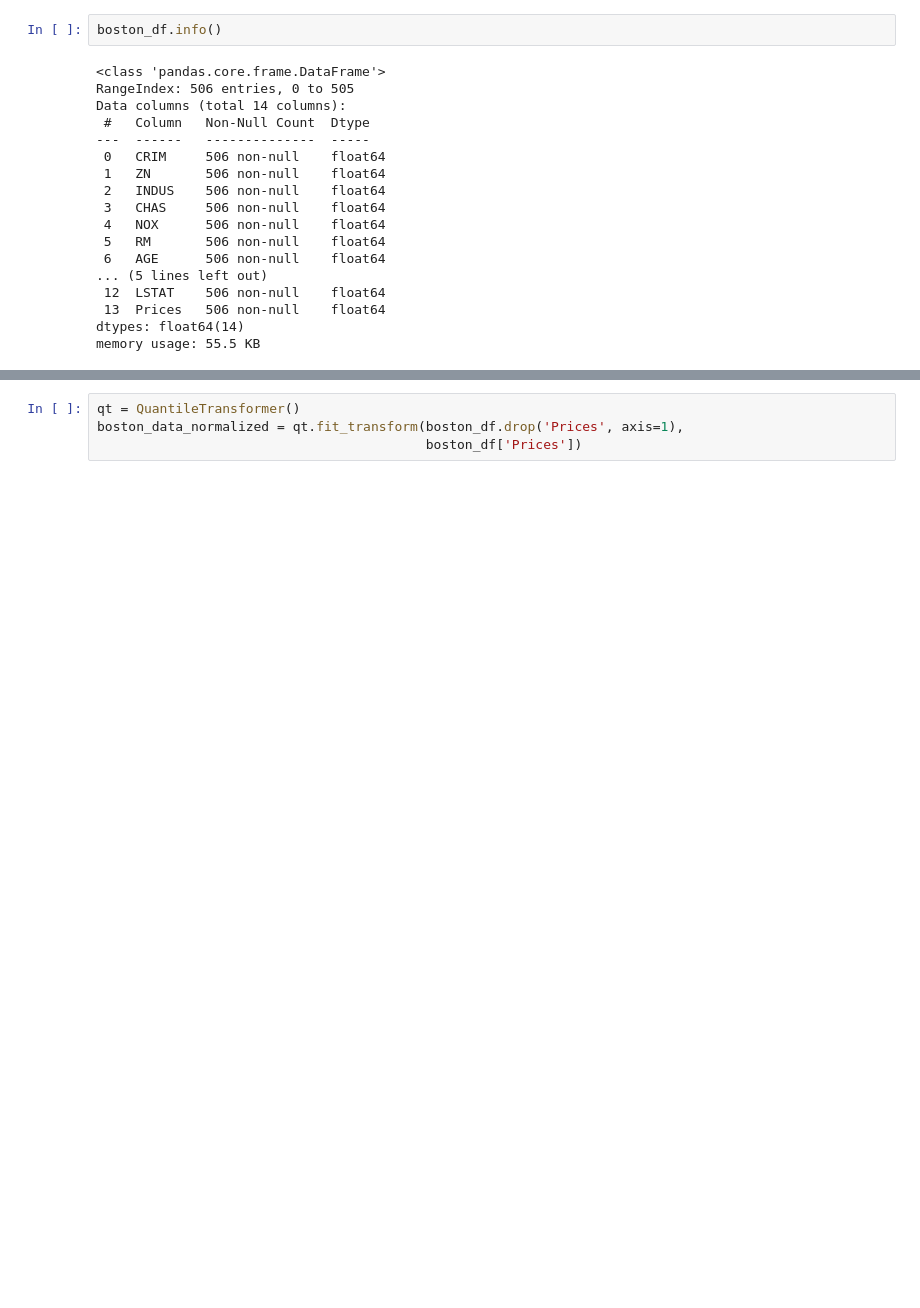
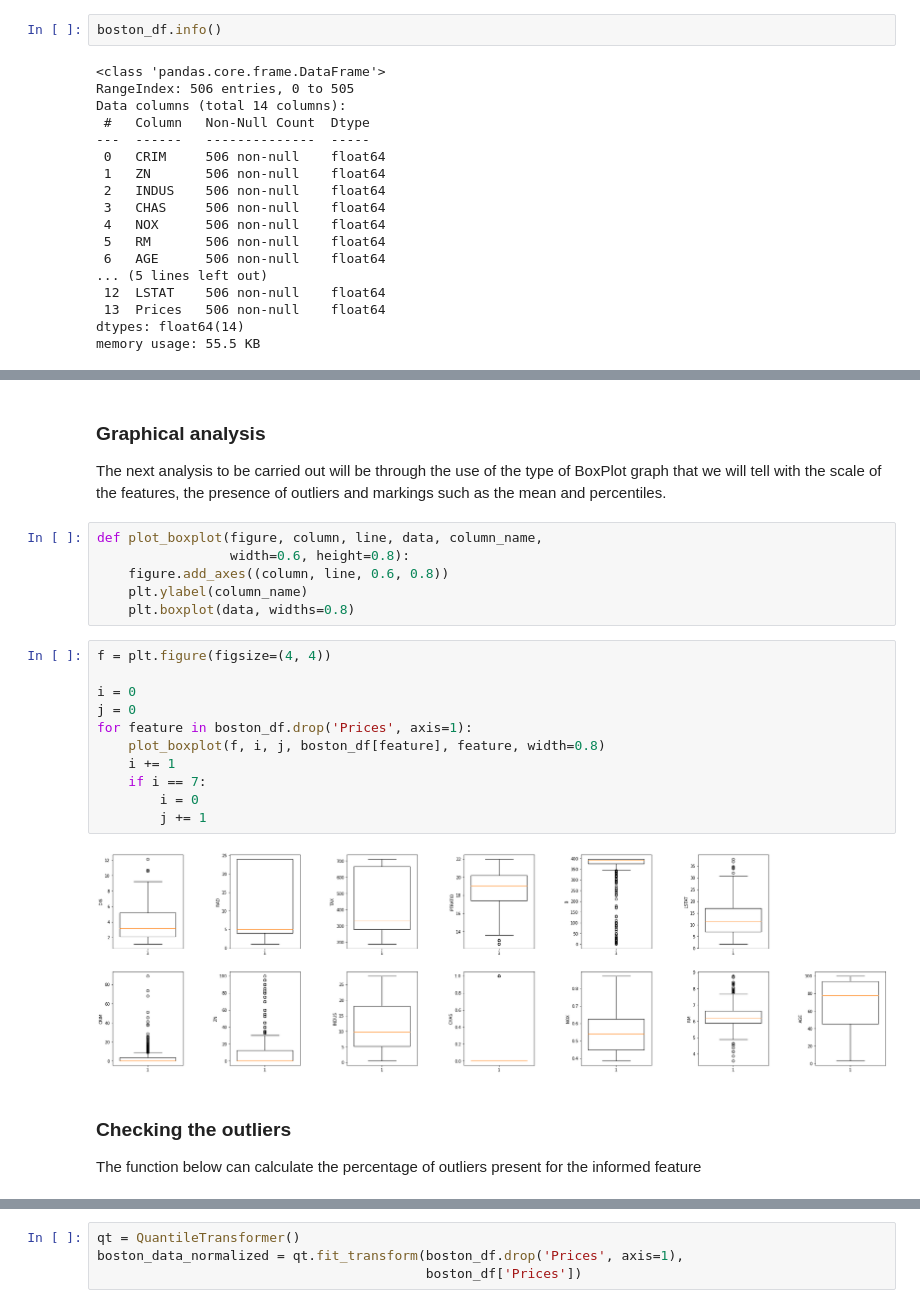
Before and after one commit to MatheusSC017/BostonHousingDataRegression, a Jupyter notebook: BostonHousingData.ipynb, the cells around one changed output, grey strips where cells are left out. Drawn from its saved outputs; the diff is of its cells as text; blank space fills up the shorter version.

```diff
--- a/BostonHousingData.ipynb
+++ b/BostonHousingData.ipynb
@@ -117,0 +144,25 @@ memory usage: 55.5 KB
+# %% [markdown]
+### Graphical analysis
+The next analysis to be carried out will be through the use of the type of BoxPlot graph that we will tell with the scale of the features, the presence of outliers and markings such as the mean and percentiles.
+# %%
+def plot_boxplot(figure, column, line, data, column_name,
+                 width=0.6, height=0.8):
+    figure.add_axes((column, line, 0.6, 0.8))
+    plt.ylabel(column_name)
+    plt.boxplot(data, widths=0.8)
+# %%
+f = plt.figure(figsize=(4, 4))
+
+i = 0
+j = 0
+for feature in boston_df.drop('Prices', axis=1):
+    plot_boxplot(f, i, j, boston_df[feature], feature, width=0.8)
+    i += 1
+    if i == 7:
+        i = 0
+        j += 1
+# %% [output]
+[figure, added]
+# %% [markdown]
+### Checking the outliers
+The function below can calculate the percentage of outliers present for the informed feature
```
Also changed, not shown: parts of 60 cells of this notebook.
